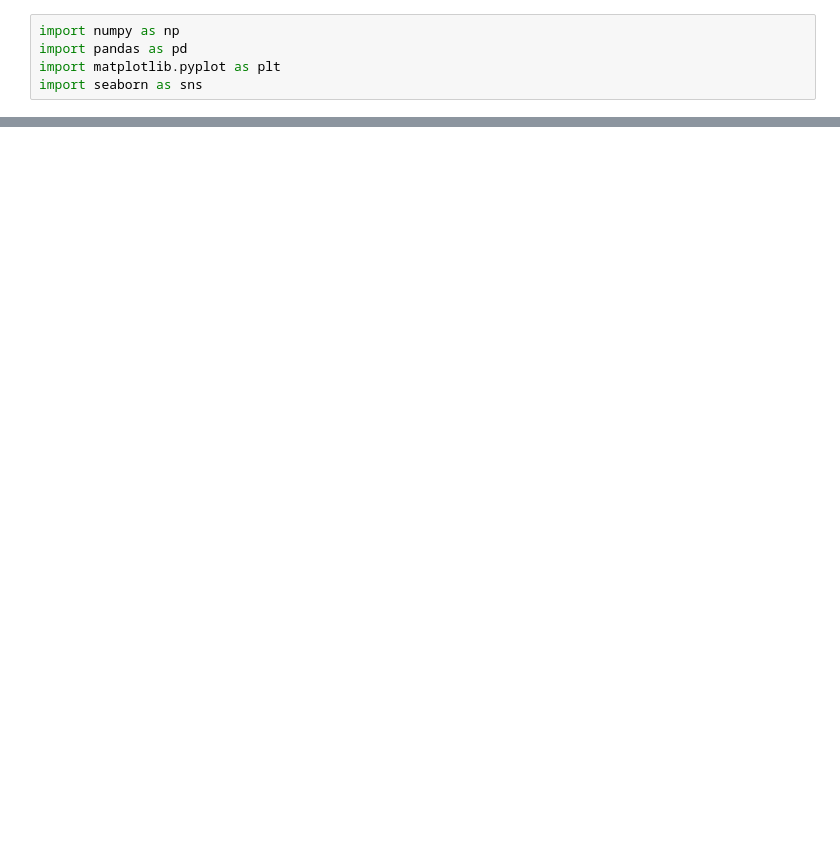
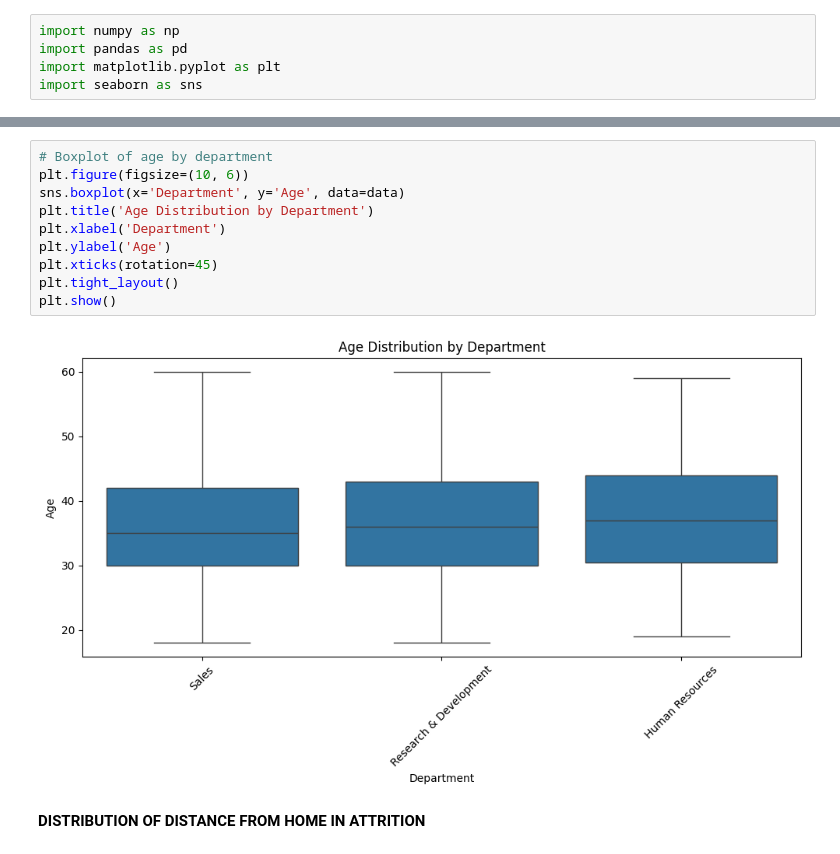
Before and after one commit to thisisanuragn/ANURAG-N, a Jupyter notebook: AnuragN.ipynb, the cells around one changed output, grey strips where cells are left out. Saved outputs shown, nothing was run; the diff lists cells and outputs as text; blank space fills up the shorter version.

```diff
--- a/AnuragN.ipynb
+++ b/AnuragN.ipynb
@@ -643,0 +207,14 @@ files.download('mysubmission.csv')
+# %%
+# Boxplot of age by department
+plt.figure(figsize=(10, 6))
+sns.boxplot(x='Department', y='Age', data=data)
+plt.title('Age Distribution by Department')
+plt.xlabel('Department')
+plt.ylabel('Age')
+plt.xticks(rotation=45)
+plt.tight_layout()
+plt.show()
+# %% [output]
+[figure, added]
+# %% [markdown]
+**DISTRIBUTION OF DISTANCE FROM HOME IN ATTRITION**
```
Also changed, not shown: parts of 86 cells of this notebook.
